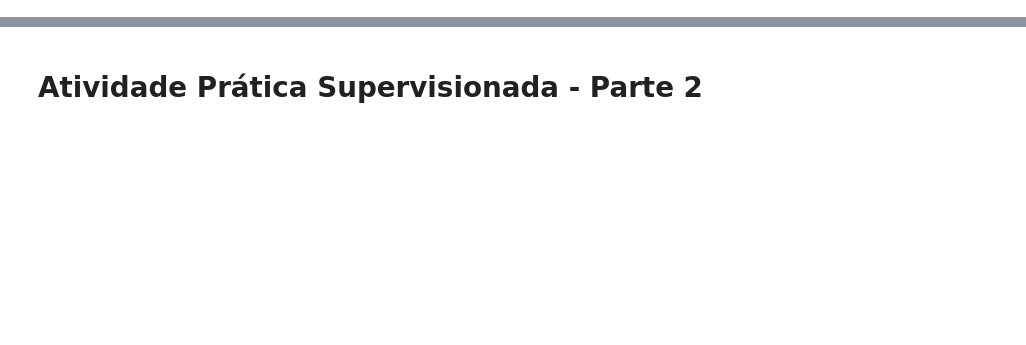
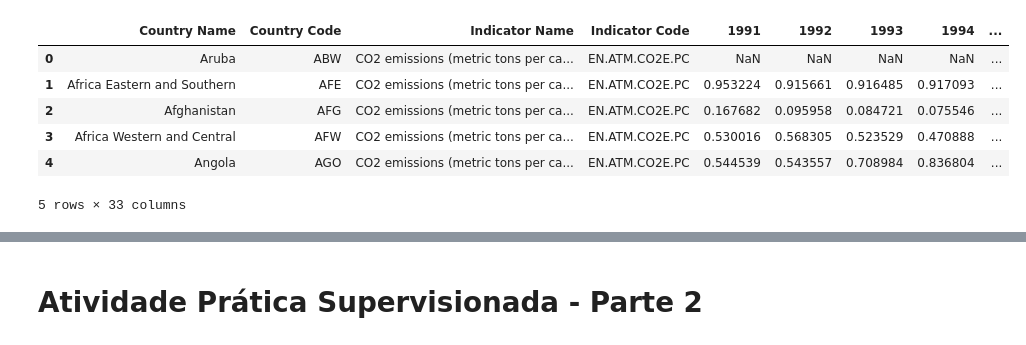
Before and after one commit to thomaschiari/aps_cdados_2022.2, a Jupyter notebook: APS2/APS2.ipynb, the cells around one changed output, grey strips where cells are left out. Saved outputs shown, nothing was run; the diff lists cells and outputs as text; code cells hidden in the pictures; blank space fills up the shorter version.

```diff
--- a/APS2/APS2.ipynb
+++ b/APS2/APS2.ipynb
@@ -0,0 +27,18 @@
+# %%
+path = 'data/API_EN.ATM.CO2E.PC_DS2_en_csv_v2_4353266/API_EN.ATM.CO2E.PC_DS2_en_csv_v2_4353266.csv'
+df = pd.read_csv(path, skiprows=4, sep=',', decimal='.', encoding='latin1')
+
+# Utilizar apenas os dados disponíveis (entre 1960 e 2019)
+for i in range(1960, 1991):
+    del df[str(i)]
+df.drop(['2020', '2021', 'Unnamed: 66'], axis=1, inplace=True)
+
+df.head()
+# %% [output]
+|  | Country Name | Country Code | Indicator Name | Indicator Code | 1991 | 1992 | 1993 | 1994 | ... |
+| 0 | Aruba | ABW | CO2 emissions (metric tons per ca... | EN.ATM.CO2E.PC | NaN | NaN | NaN | NaN | ... |
+| 1 | Africa Eastern and Southern | AFE | CO2 emissions (metric tons per ca... | EN.ATM.CO2E.PC | 0.953224 | 0.915661 | 0.916485 | 0.917093 | ... |
+| 2 | Afghanistan | AFG | CO2 emissions (metric tons per ca... | EN.ATM.CO2E.PC | 0.167682 | 0.095958 | 0.084721 | 0.075546 | ... |
+| 3 | Africa Western and Central | AFW | CO2 emissions (metric tons per ca... | EN.ATM.CO2E.PC | 0.530016 | 0.568305 | 0.523529 | 0.470888 | ... |
+| 4 | Angola | AGO | CO2 emissions (metric tons per ca... | EN.ATM.CO2E.PC | 0.544539 | 0.543557 | 0.708984 | 0.836804 | ... |
+5 rows × 33 columns
```
Also changed, not shown: parts of 9 cells of this notebook, 5 other files.
